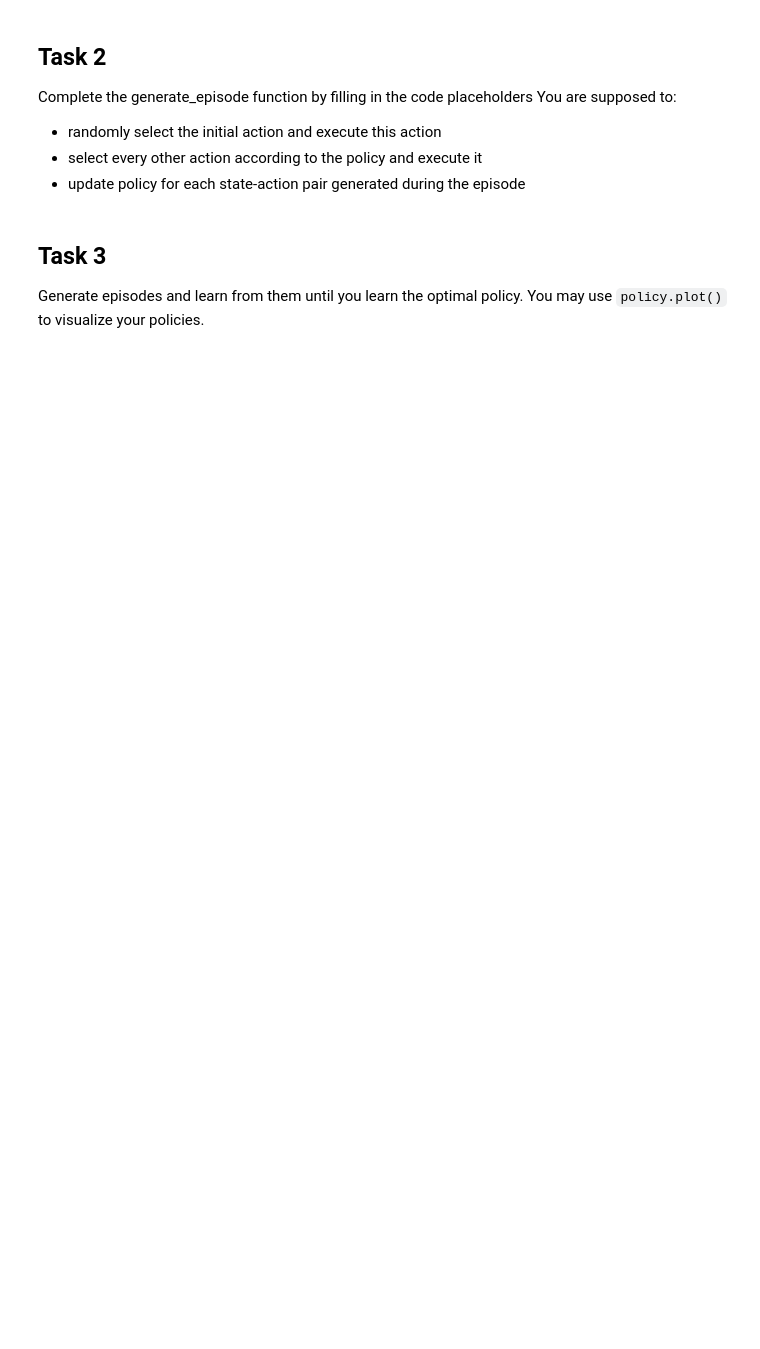
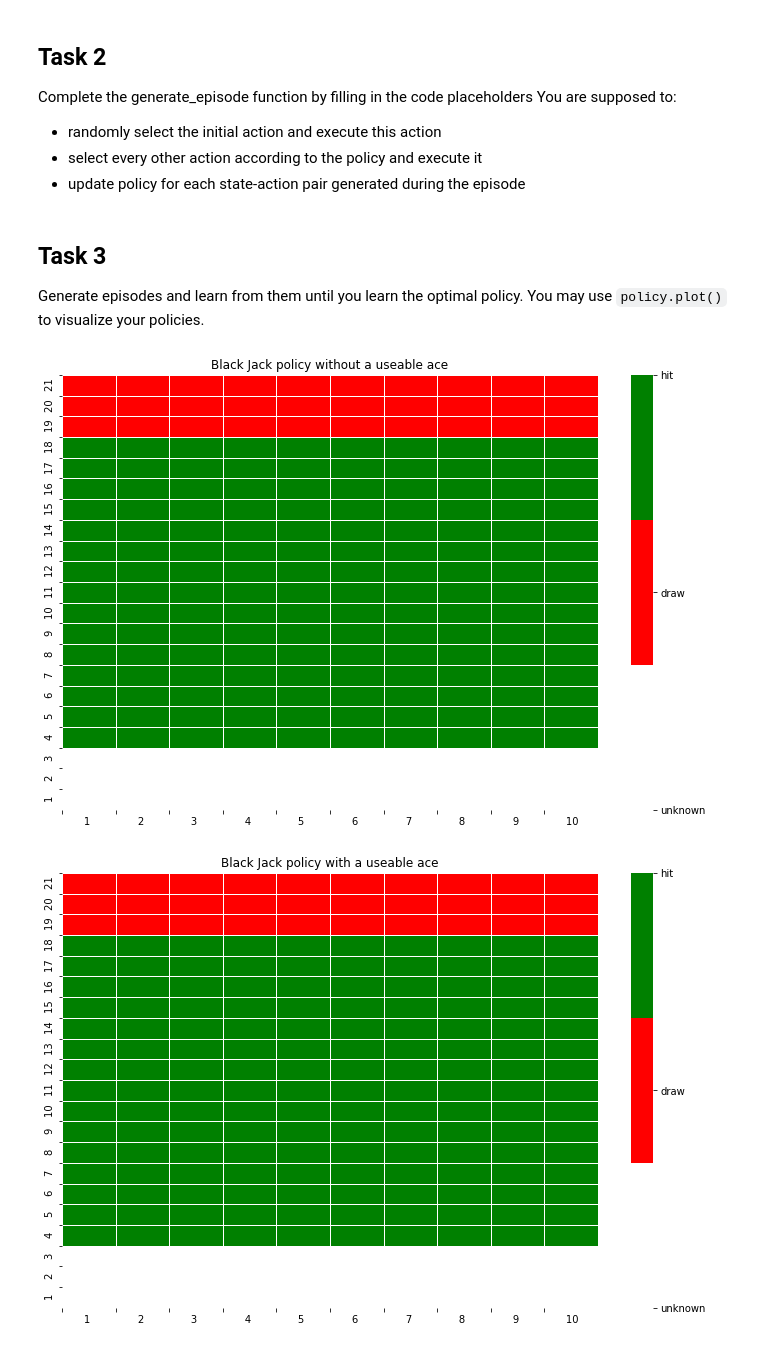
Before and after one commit to PrzemekSekula/ReinforcementLearningClasses, a Jupyter notebook: MoteCarlo/BlackJackMC.ipynb, the cells around one changed output. Drawn from its saved outputs; the diff is of its cells as text; code cells hidden in the pictures; blank space fills up the shorter version.

```diff
--- a/MoteCarlo/BlackJackMC.ipynb
+++ b/MoteCarlo/BlackJackMC.ipynb
@@ -233,5 +242,8 @@ Generate episodes and learn from them until you learn the optimal policy. You ma
 for i in tqdm(range (10)):
     generate_episode(policy)
 # %%
-policy.plot(False)
-policy.plot(True)
+policy.plot(useable_ace = False)
+policy.plot(useable_ace = True)
+# %% [output]
+[figure, added]
+[figure, added]
```
Also changed, not shown: parts of 5 cells of this notebook, 1 other file.
